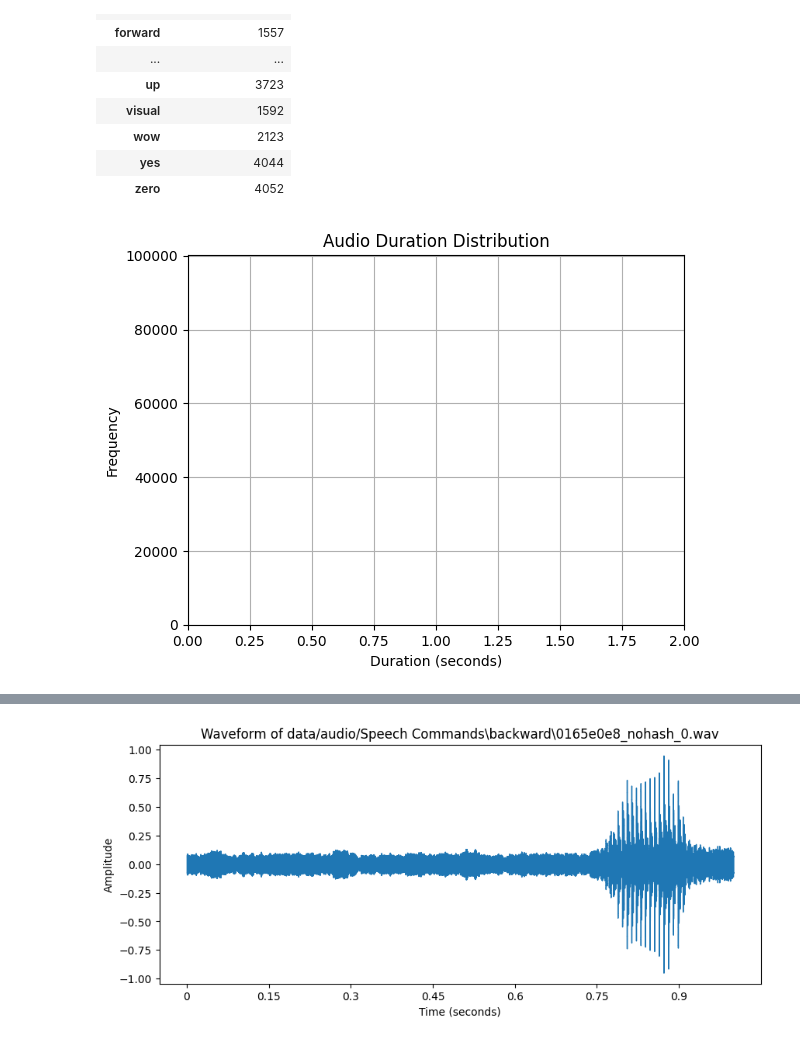
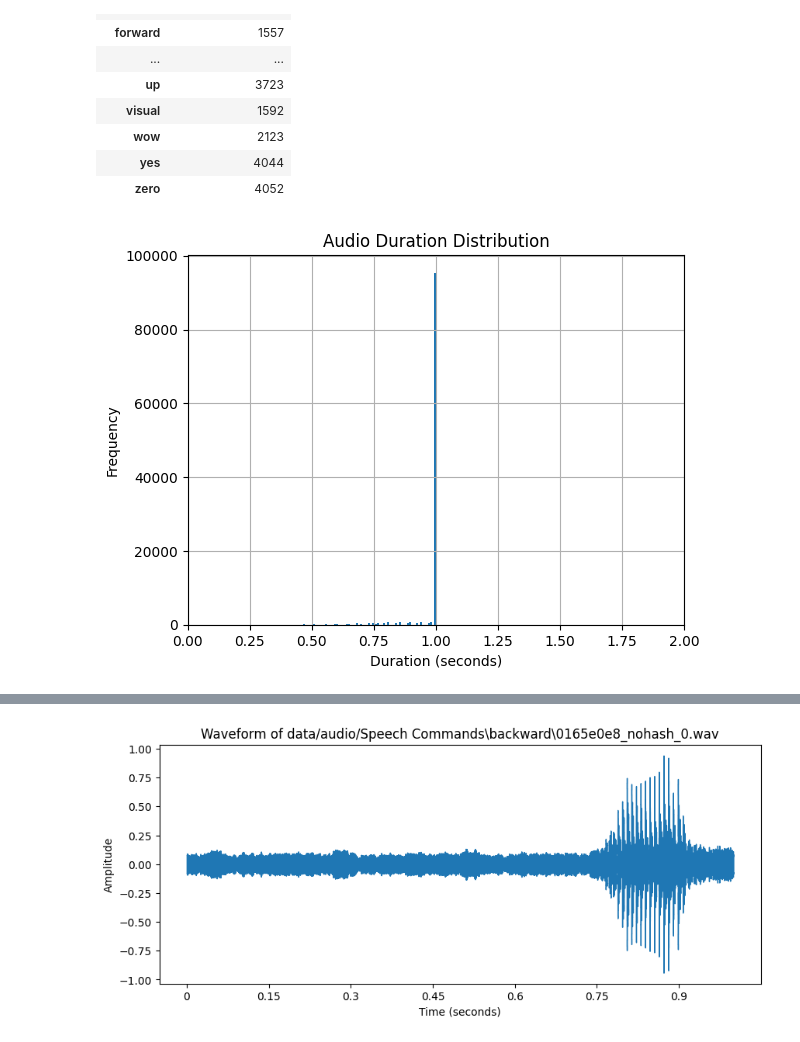
Before and after one commit to twitte01/288R_Capstone, a Jupyter notebook: capstone.ipynb, the cells around one changed output, grey strips where cells are left out. Cells and saved outputs as stored; diff of their text form; code cells hidden in the pictures.

```diff
--- a/capstone.ipynb
+++ b/capstone.ipynb
@@ -373,14 +373,14 @@ file_counts
 | yes | 4044 |
 | zero | 4052 |
 # %%
-audio_df["duration"].hist(bins=10000)
+audio_df["duration"].hist(bins=100)
 plt.title("Audio Duration Distribution")
 plt.xlabel("Duration (seconds)")
 plt.ylabel("Frequency")
 plt.xlim(0,2)
 plt.show()
 # %% [output]
-[figure, old version]
+[figure, new version]
 # %%
 # Find how the indeces for files that are less than 1 second
 invalid_indices = [i for i, arr in enumerate(audio_data) if len(arr) != 22050]
```
Also changed, not shown: parts of 28 cells of this notebook.
